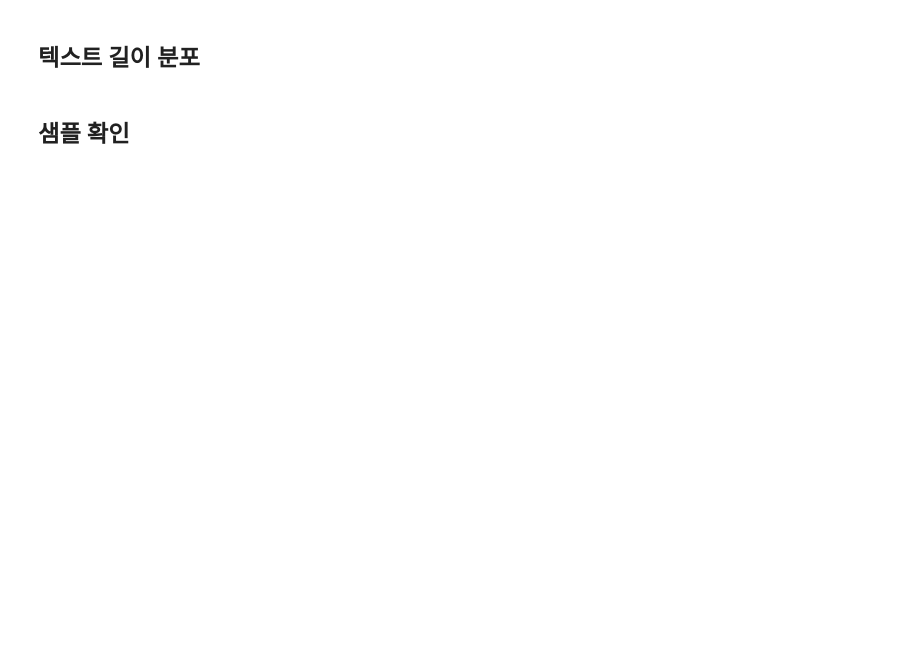
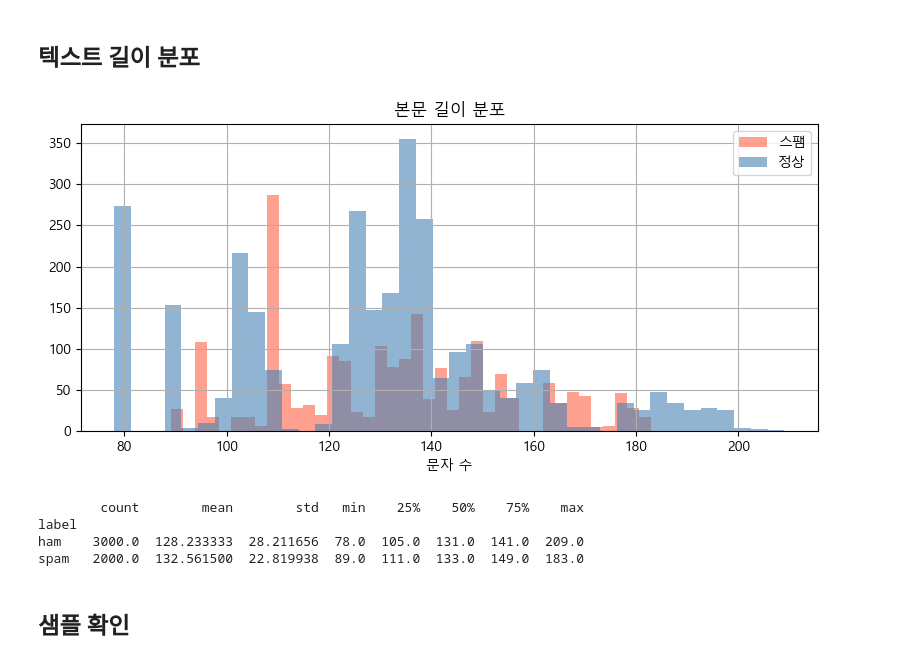
Before and after one commit to 3xnor/IHateThis, a Jupyter notebook: notebooks/01_data_exploration.ipynb, the cells around one changed output. Drawn from its saved outputs; the diff is of its cells as text; code cells hidden in the pictures; blank space fills up the shorter version.

```diff
--- a/notebooks/01_data_exploration.ipynb
+++ b/notebooks/01_data_exploration.ipynb
@@ -50,18 +79,24 @@ plt.show()
 # %%
 df['body_len'] = df['body'].str.len()
 
 fig, ax = plt.subplots(figsize=(8, 4))
-for label, color, name in [(1, 'tomato', '스팸'), (0, 'steelblue', '정상')]:
+for label, color, name in [('spam', 'tomato', '스팸'), ('ham', 'steelblue', '정상')]:
     df[df['label'] == label]['body_len'].hist(
         bins=40, alpha=0.6, color=color, label=name, ax=ax
     )
 ax.set_title('본문 길이 분포')
 ax.set_xlabel('문자 수')
 ax.legend()
 plt.tight_layout()
 plt.show()
 
 print(df.groupby('label')['body_len'].describe())
+# %% [output]
+[figure, added]
+        count        mean        std   min    25%    50%    75%    max
+label
+ham    3000.0  128.233333  28.211656  78.0  105.0  131.0  141.0  209.0
+spam   2000.0  132.561500  22.819938  89.0  111.0  133.0  149.0  183.0
 # %% [markdown]
 ## 샘플 확인
 # %%
```
Also changed, not shown: parts of 5 cells of this notebook, 1 other file.
